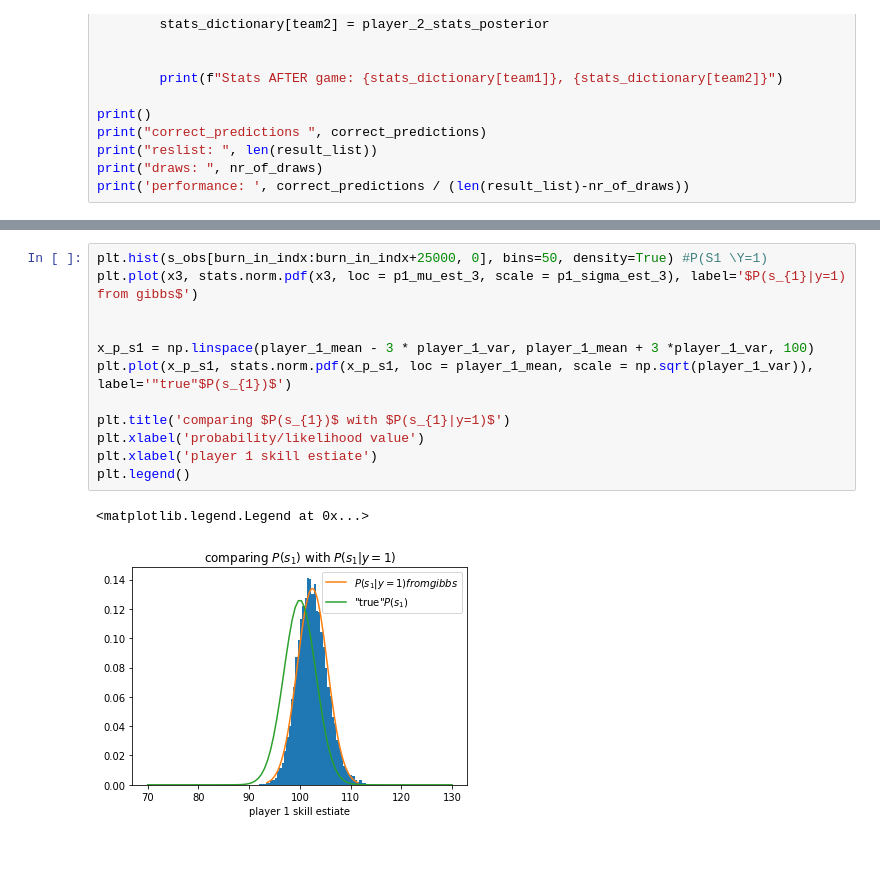
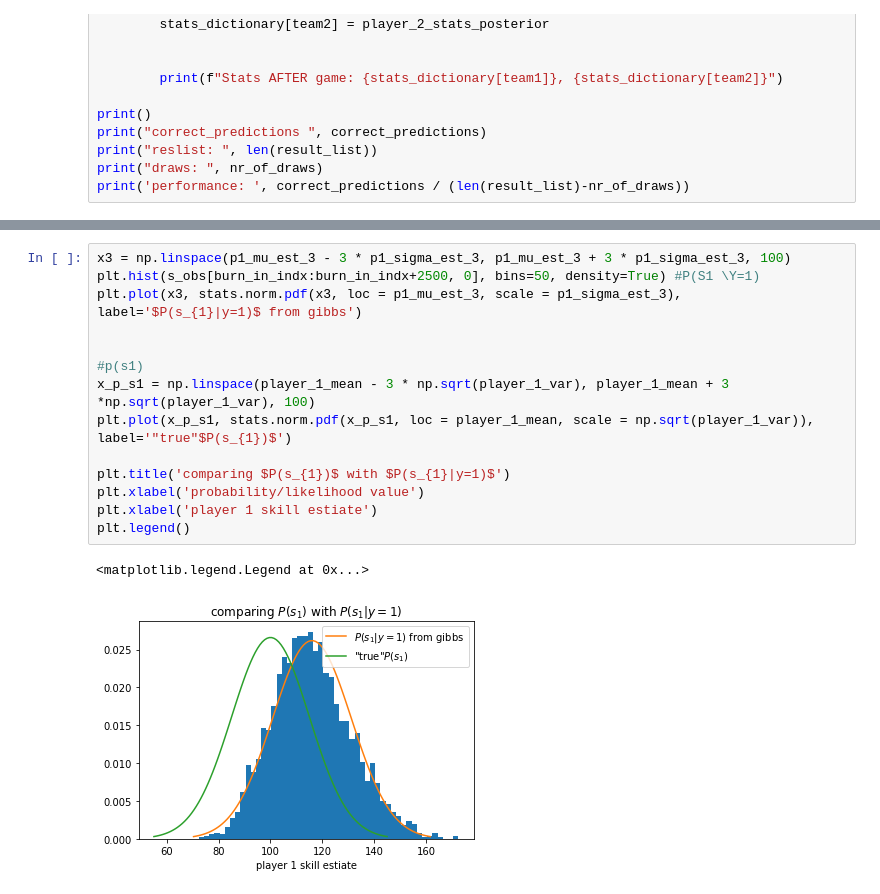
Before and after one commit to MohammedAlJaff/adv_prob_ml_mini_project_2020, a Jupyter notebook: MiniP Q4-5-6.ipynb, the cells around one changed output, grey strips where cells are left out. Drawn from its saved outputs; the diff is of its cells as text; blank space fills up the shorter version.

```diff
--- a/MiniP Q4-5-6.ipynb
+++ b/MiniP Q4-5-6.ipynb
@@ -481,15 +407,17 @@ Text(0.5, 1.0, '2500 samples after burn-in.')
 # %%
-plt.hist(s_obs[burn_in_indx:burn_in_indx+25000, 0], bins=50, density=True) #P(S1 \Y=1)
-plt.plot(x3, stats.norm.pdf(x3, loc = p1_mu_est_3, scale = p1_sigma_est_3), label='$P(s_{1}|y=1) from gibbs$')
+x3 = np.linspace(p1_mu_est_3 - 3 * p1_sigma_est_3, p1_mu_est_3 + 3 * p1_sigma_est_3, 100)
+plt.hist(s_obs[burn_in_indx:burn_in_indx+2500, 0], bins=50, density=True) #P(S1 \Y=1)
+plt.plot(x3, stats.norm.pdf(x3, loc = p1_mu_est_3, scale = p1_sigma_est_3), label='$P(s_{1}|y=1)$ from gibbs')
 
 
-x_p_s1 = np.linspace(player_1_mean - 3 * player_1_var, player_1_mean + 3 *player_1_var, 100)
+#p(s1)
+x_p_s1 = np.linspace(player_1_mean - 3 * np.sqrt(player_1_var), player_1_mean + 3 *np.sqrt(player_1_var), 100)
 plt.plot(x_p_s1, stats.norm.pdf(x_p_s1, loc = player_1_mean, scale = np.sqrt(player_1_var)), label='"true"$P(s_{1})$')
 
 plt.title('comparing $P(s_{1})$ with $P(s_{1}|y=1)$')
 plt.xlabel('probability/likelihood value')
 plt.xlabel('player 1 skill estiate')
 plt.legend()
 # %% [output]
 <matplotlib.legend.Legend at 0x...>
-[figure, old version]
+[figure, new version]
```
Also changed, not shown: parts of 14 cells of this notebook, 14 other files.
